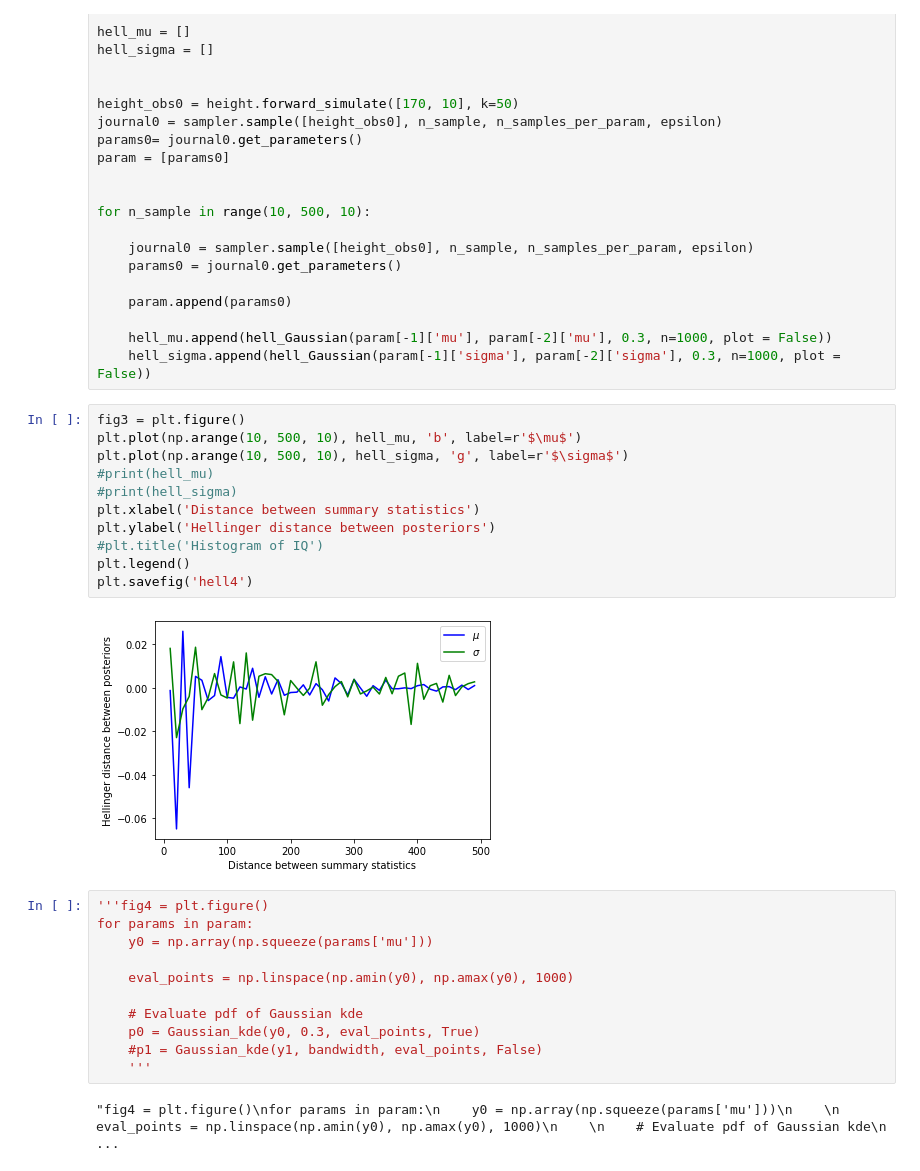
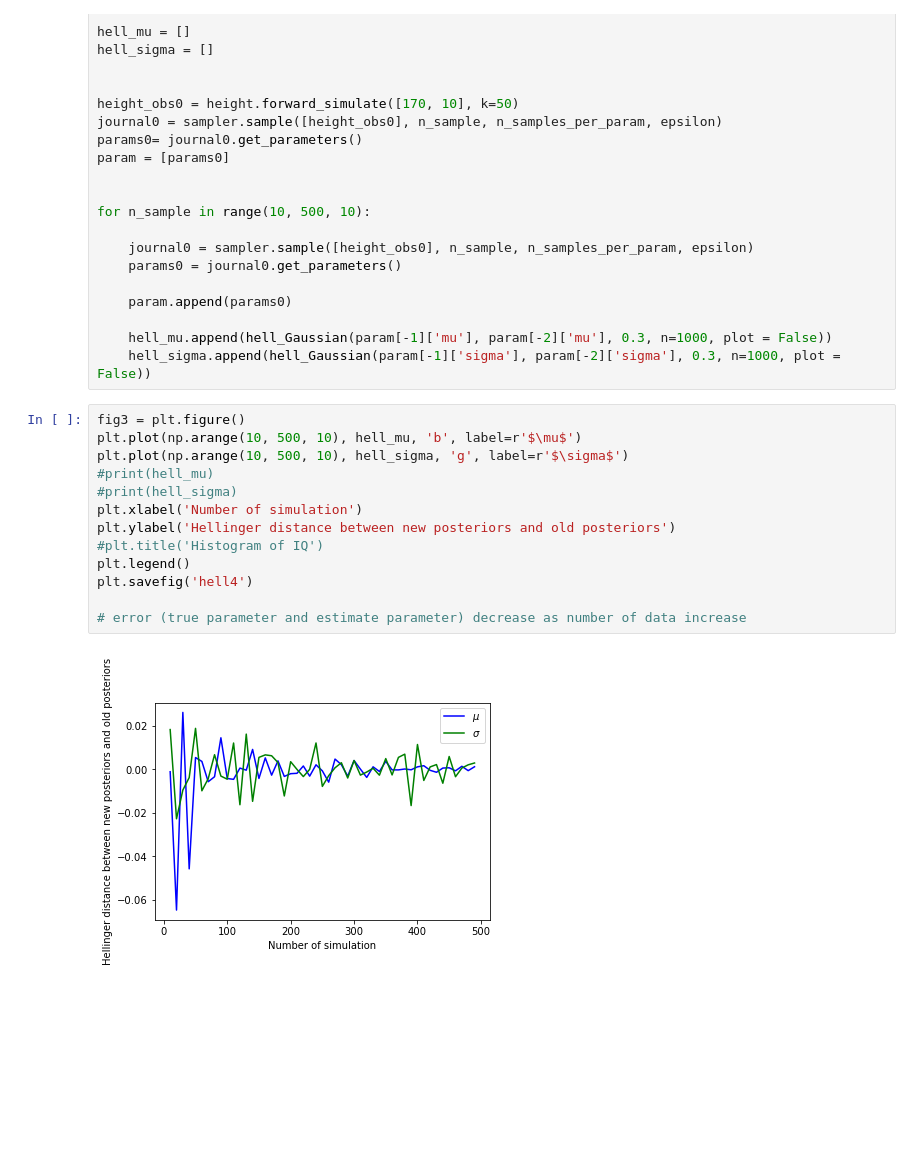
Before and after one commit to jiaao-wang98/Reconciling-Robustness-and-Interpretability-in-Machine-Learning, a Jupyter notebook: Stability.ipynb, the cells around one changed output. Cells and saved outputs as stored; diff of their text form; blank space fills up the shorter version.

Commit message:
Correct hell distance.

```diff
--- a/Stability.ipynb
+++ b/Stability.ipynb
@@ -314,29 +314,18 @@ for n_sample in range(10, 500, 10):
 
     hell_mu.append(hell_Gaussian(param[-1]['mu'], param[-2]['mu'], 0.3, n=1000, plot = False))
     hell_sigma.append(hell_Gaussian(param[-1]['sigma'], param[-2]['sigma'], 0.3, n=1000, plot = False))
-# %%
-fig3 = plt.figure()
-plt.plot(np.arange(10, 500, 10), hell_mu, 'b', label=r'$\mu$')
-plt.plot(np.arange(10, 500, 10), hell_sigma, 'g', label=r'$\sigma$')
-#print(hell_mu)
-#print(hell_sigma)
-plt.xlabel('Distance between summary statistics')
-plt.ylabel('Hellinger distance between posteriors')
-#plt.title('Histogram of IQ')
-plt.legend()
-plt.savefig('hell4')
-# %% [output]
-[figure, removed]
-# %%
-'''fig4 = plt.figure()
-for params in param:
-    y0 = np.array(np.squeeze(params['mu']))
-
-    eval_points = np.linspace(np.amin(y0), np.amax(y0), 1000)
-
-    # Evaluate pdf of Gaussian kde
-    p0 = Gaussian_kde(y0, 0.3, eval_points, True)
-    #p1 = Gaussian_kde(y1, bandwidth, eval_points, False)
-    '''
-# %% [output]
-"fig4 = plt.figure()\nfor params in param:\n    y0 = np.array(np.squeeze(params['mu']))\n    \n    eval_points = np.linspace(np.amin(y0), np.amax(y0), 1000)\n    \n    # Evaluate pdf of Gaussian kde\n ...
+# %%
+fig3 = plt.figure()
+plt.plot(np.arange(10, 500, 10), hell_mu, 'b', label=r'$\mu$')
+plt.plot(np.arange(10, 500, 10), hell_sigma, 'g', label=r'$\sigma$')
+#print(hell_mu)
+#print(hell_sigma)
+plt.xlabel('Number of simulation')
+plt.ylabel('Hellinger distance between new posteriors and old posteriors')
+#plt.title('Histogram of IQ')
+plt.legend()
+plt.savefig('hell4')
+
+# error (true parameter and estimate parameter) decrease as number of data increase
+# %% [output]
+[figure, added]
```
Also changed, not shown: parts of 4 cells of this notebook, 4 other files.
